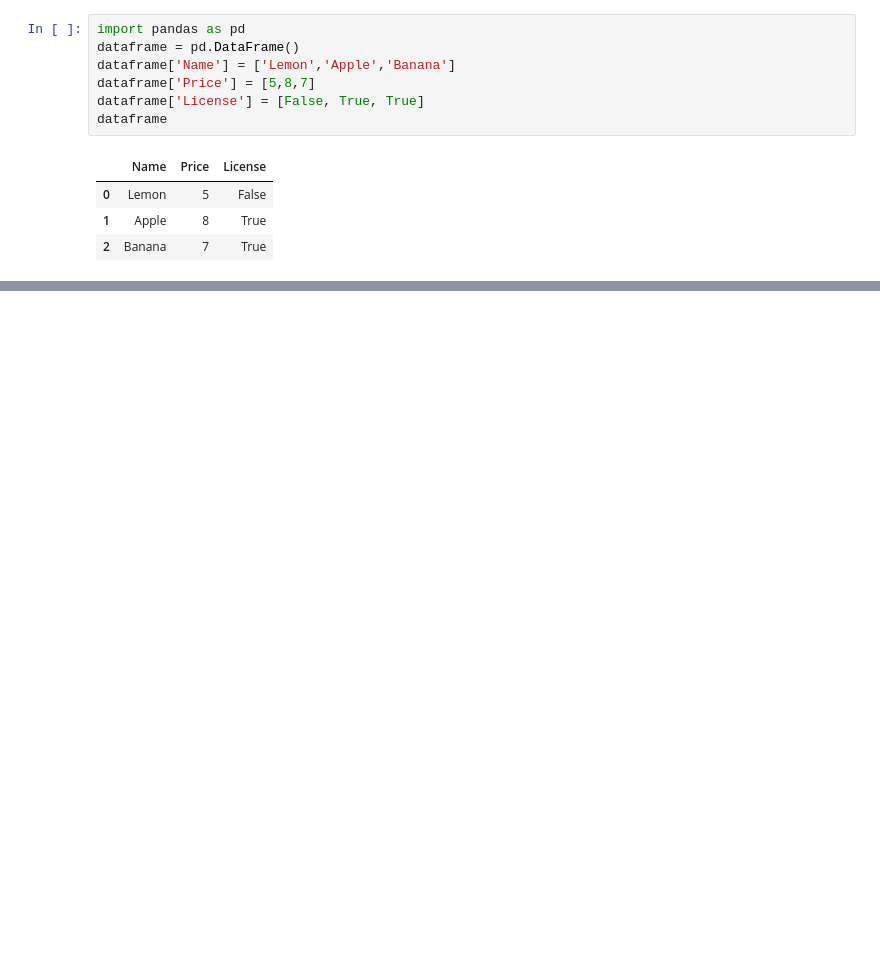
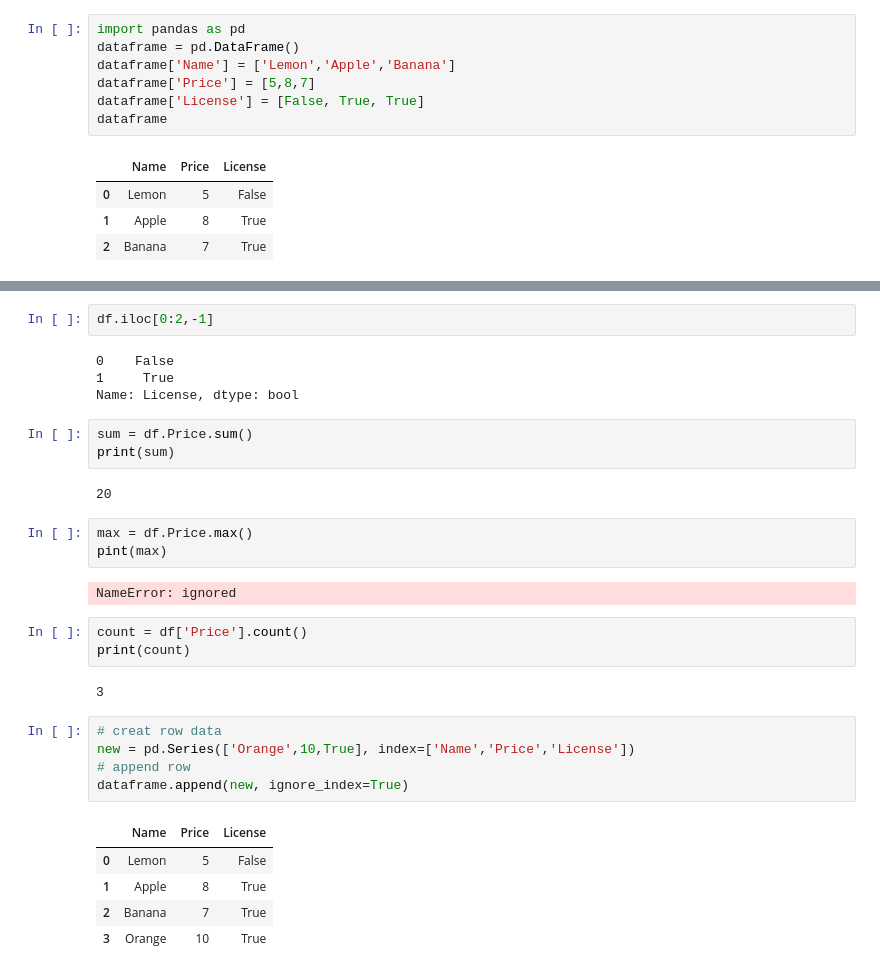
Before and after one commit to HoDoDuyDung/Colab_Code, a Jupyter notebook: AI_W3_18_02_23.ipynb, the cells around one changed output, grey strips where cells are left out. Saved outputs shown, nothing was run; the diff lists cells and outputs as text; blank space fills up the shorter version.

```diff
--- a/AI_W3_18_02_23.ipynb
+++ b/AI_W3_18_02_23.ipynb
@@ -14,0 +96,32 @@ dataframe
+# %%
+df.iloc[0:2,-1]
+# %% [output]
+0    False
+1     True
+Name: License, dtype: bool
+# %%
+sum = df.Price.sum()
+print(sum)
+# %% [output]
+20
+# %%
+max = df.Price.max()
+pint(max)
+# %% [output]
+NameError: ignored
+# %%
+count = df['Price'].count()
+print(count)
+# %% [output]
+3
+# %%
+# creat row data
+new = pd.Series(['Orange',10,True], index=['Name','Price','License'])
+# append row
+dataframe.append(new, ignore_index=True)
+# %% [output]
+|  | Name | Price | License |
+| 0 | Lemon | 5 | False |
+| 1 | Apple | 8 | True |
+| 2 | Banana | 7 | True |
+| 3 | Orange | 10 | True |
```
Also changed, not shown: parts of 18 cells of this notebook.
